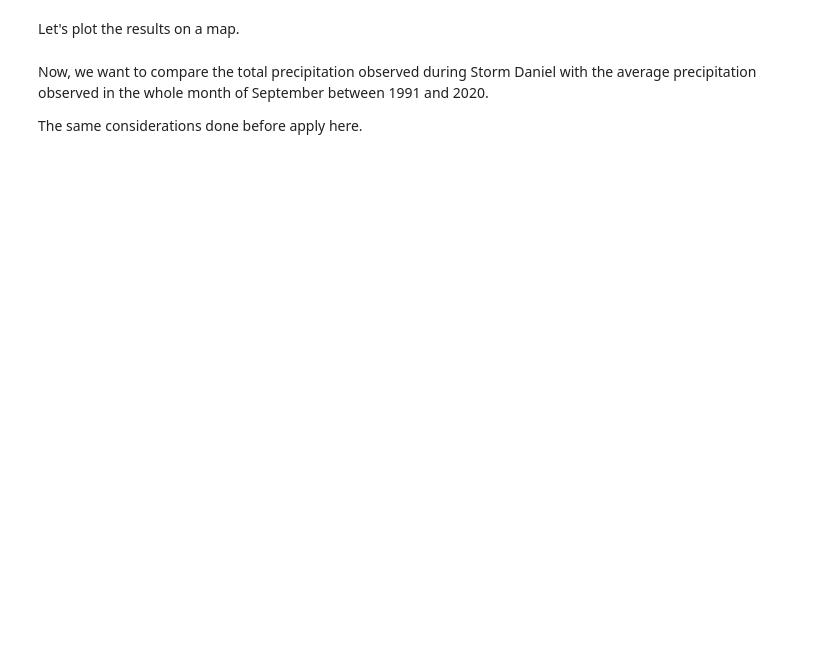
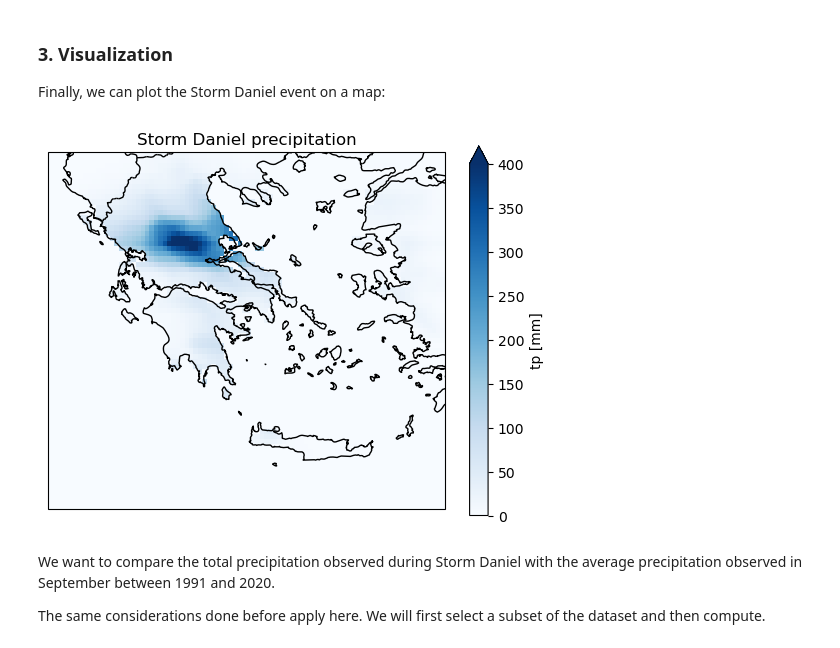
Before and after one commit to bopen/earthdatahub-notebooks, a Jupyter notebook: use-cases/floods-precipitation-anomaly.ipynb, the cells around one changed output. Saved outputs shown, nothing was run; the diff lists cells and outputs as text; code cells hidden in the pictures; blank space fills up the shorter version.

```diff
--- a/use-cases/floods-precipitation-anomaly.ipynb
+++ b/use-cases/floods-precipitation-anomaly.ipynb
@@ -62,5 +158,4 @@ Note that the operations prescribed in the following lines are actually performe
 # %%
 tp = ds.tp
-tp_days_area = tp.sel(valid_time=TIME, **AREA)
-tp_days_sum = tp_days_area.sum("valid_time")
-tp_days_sum
+tp_greece = tp.sel(**{"latitude": slice(41, 34), "longitude": slice(19, 28)})
+tp_greece
@@ -72,0 +190,3 @@ tp_days_sum_mm.attrs["units"] = "mm"
+# %%
+tp_greece_storm_daniel = tp_greece.sel(valid_time=["2023-09-06", "2023-09-07"])
+tp_greece_storm_daniel
@@ -72,0 +223,4 @@ tp_days_sum_mm.attrs["units"] = "mm"
+# %%
+%time
+
+tp_greece_storm_daniel = tp_greece_storm_daniel.compute()
@@ -72,0 +236,6 @@ tp_days_sum_mm.attrs["units"] = "mm"
+# %%
+tp_greece_storm_daniel_sum = tp_greece_storm_daniel.sum("valid_time")
+tp_greece_storm_daniel_sum
+tp_greece_storm_daniel_sum = tp_greece_storm_daniel_sum * 1000
+tp_greece_storm_daniel_sum.attrs["units"] = "mm"
+tp_greece_storm_daniel_sum
@@ -73,11 +258,15 @@ tp_days_sum_mm.attrs["units"] = "mm"
 # %% [markdown]
-Let's plot the results on a map.
+### 3. Visualization
+Finally, we can plot the Storm Daniel event on a map:
 # %%
-display.map(tp_days_sum_mm, vmax=VMAX, title="Storm Daniel precipitation")
+import display
+display.map(tp_greece_storm_daniel_sum, vmax=400, title="Storm Daniel precipitation")
+# %% [output]
+[figure, added]
 # %% [markdown]
-Now, we want to compare the total precipitation observed during Storm Daniel with the average precipitation observed in the whole month of September between 1991 and 2020.
+We want to compare the total precipitation observed during Storm Daniel with the average precipitation observed in September between 1991 and 2020.
 
-The same considerations done before apply here.
+The same considerations done before apply here. We will first select a subset of the dataset and then compute.
 # %%
 YEARS = [
     "1991", "1992", "1993",
```
Also changed, not shown: parts of 39 cells of this notebook, 1 other file.
